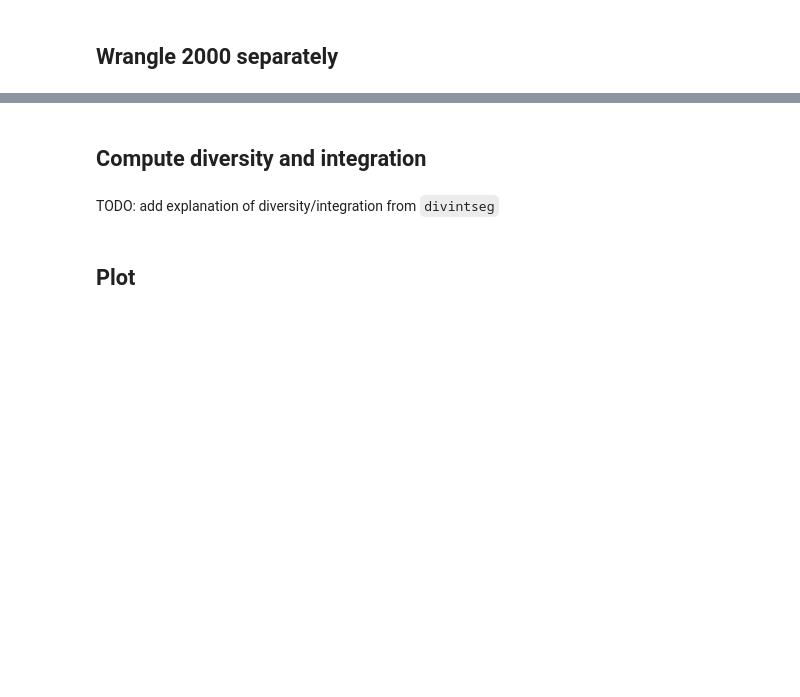
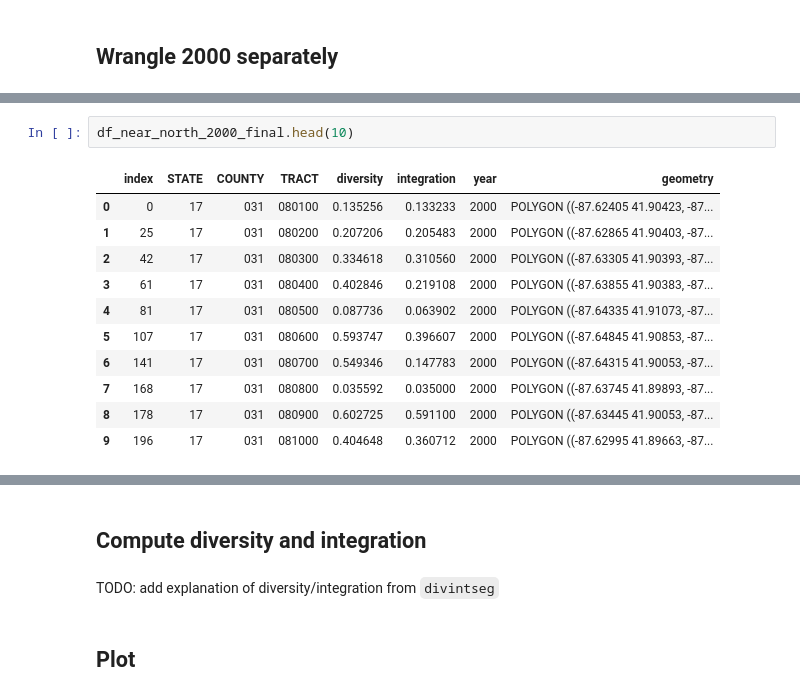
Before and after one commit to bryantco/near-north-demographics, a Jupyter notebook: main.ipynb, the cells around one changed output, grey strips where cells are left out. Drawn from its saved outputs; the diff is of its cells as text; blank space fills up the shorter version.

```diff
--- a/main.ipynb
+++ b/main.ipynb
@@ -145,0 +186,14 @@ df_stacked.head(10)
+# %%
+df_near_north_2000_final.head(10)
+# %% [output]
+|  | index | STATE | COUNTY | TRACT | diversity | integration | year | geometry |
+| 0 | 0 | 17 | 031 | 080100 | 0.135256 | 0.133233 | 2000 | POLYGON ((-87.62405 41.90423, -87... |
+| 1 | 25 | 17 | 031 | 080200 | 0.207206 | 0.205483 | 2000 | POLYGON ((-87.62865 41.90403, -87... |
+| 2 | 42 | 17 | 031 | 080300 | 0.334618 | 0.310560 | 2000 | POLYGON ((-87.63305 41.90393, -87... |
+| 3 | 61 | 17 | 031 | 080400 | 0.402846 | 0.219108 | 2000 | POLYGON ((-87.63855 41.90383, -87... |
+| 4 | 81 | 17 | 031 | 080500 | 0.087736 | 0.063902 | 2000 | POLYGON ((-87.64335 41.91073, -87... |
+| 5 | 107 | 17 | 031 | 080600 | 0.593747 | 0.396607 | 2000 | POLYGON ((-87.64845 41.90853, -87... |
+| 6 | 141 | 17 | 031 | 080700 | 0.549346 | 0.147783 | 2000 | POLYGON ((-87.64315 41.90053, -87... |
+| 7 | 168 | 17 | 031 | 080800 | 0.035592 | 0.035000 | 2000 | POLYGON ((-87.63745 41.89893, -87... |
+| 8 | 178 | 17 | 031 | 080900 | 0.602725 | 0.591100 | 2000 | POLYGON ((-87.63445 41.90053, -87... |
+| 9 | 196 | 17 | 031 | 081000 | 0.404648 | 0.360712 | 2000 | POLYGON ((-87.62995 41.89663, -87... |
```
Also changed, not shown: parts of 13 cells of this notebook.
